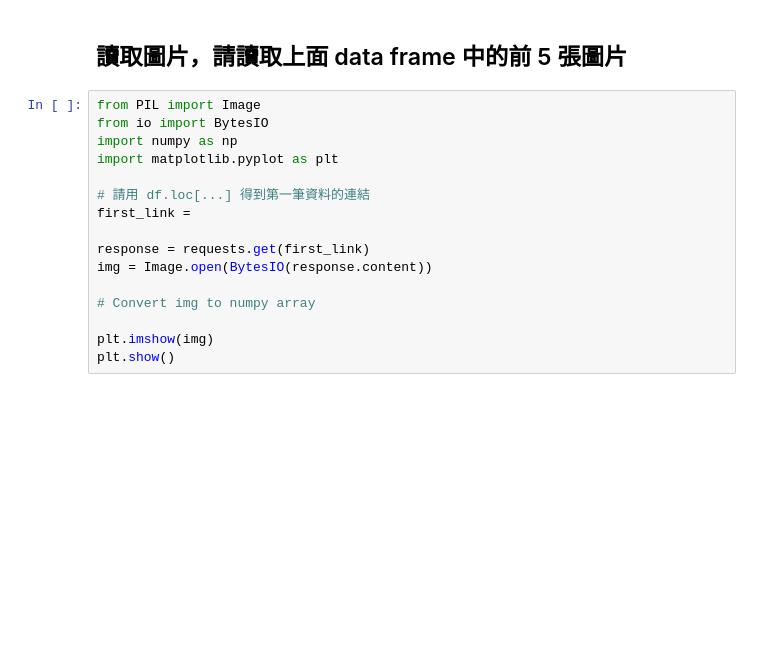
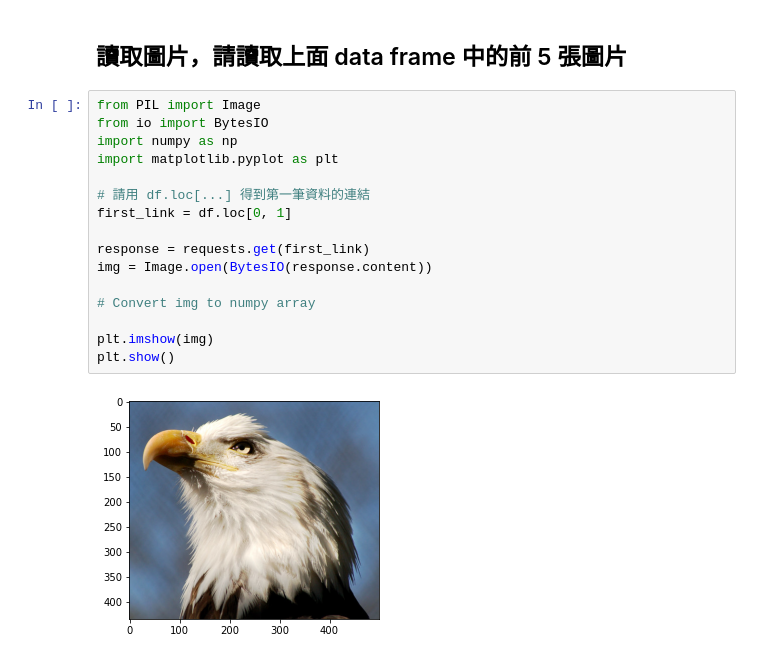
Before and after one commit to changchenmin/ML100Days, a Jupyter notebook: homework/Day_005-2_HW.ipynb, the cells around one changed output. Cells and saved outputs as stored; diff of their text form; blank space fills up the shorter version.

```diff
--- a/homework/Day_005-2_HW.ipynb
+++ b/homework/Day_005-2_HW.ipynb
@@ -58,19 +62,21 @@ df.head()
 # %%
 from PIL import Image
 from io import BytesIO
 import numpy as np
 import matplotlib.pyplot as plt
 
 # 請用 df.loc[...] 得到第一筆資料的連結
-first_link =
+first_link = df.loc[0, 1]
 
 response = requests.get(first_link)
 img = Image.open(BytesIO(response.content))
 
 # Convert img to numpy array
 
 plt.imshow(img)
 plt.show()
+# %% [output]
+[figure, added]
 # %%
 def img2arr_fromURLs(url_list, resize = False):
     """
```
Also changed, not shown: parts of 3 cells of this notebook.
